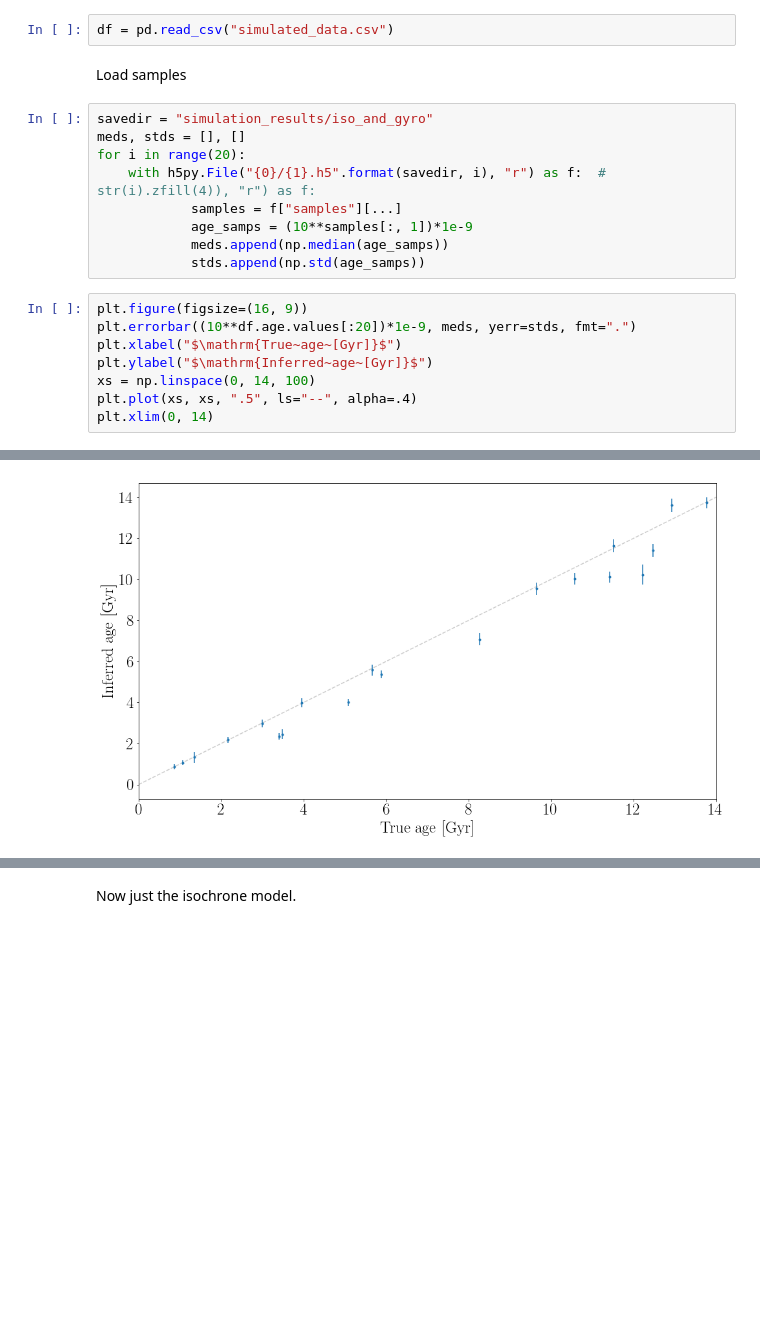
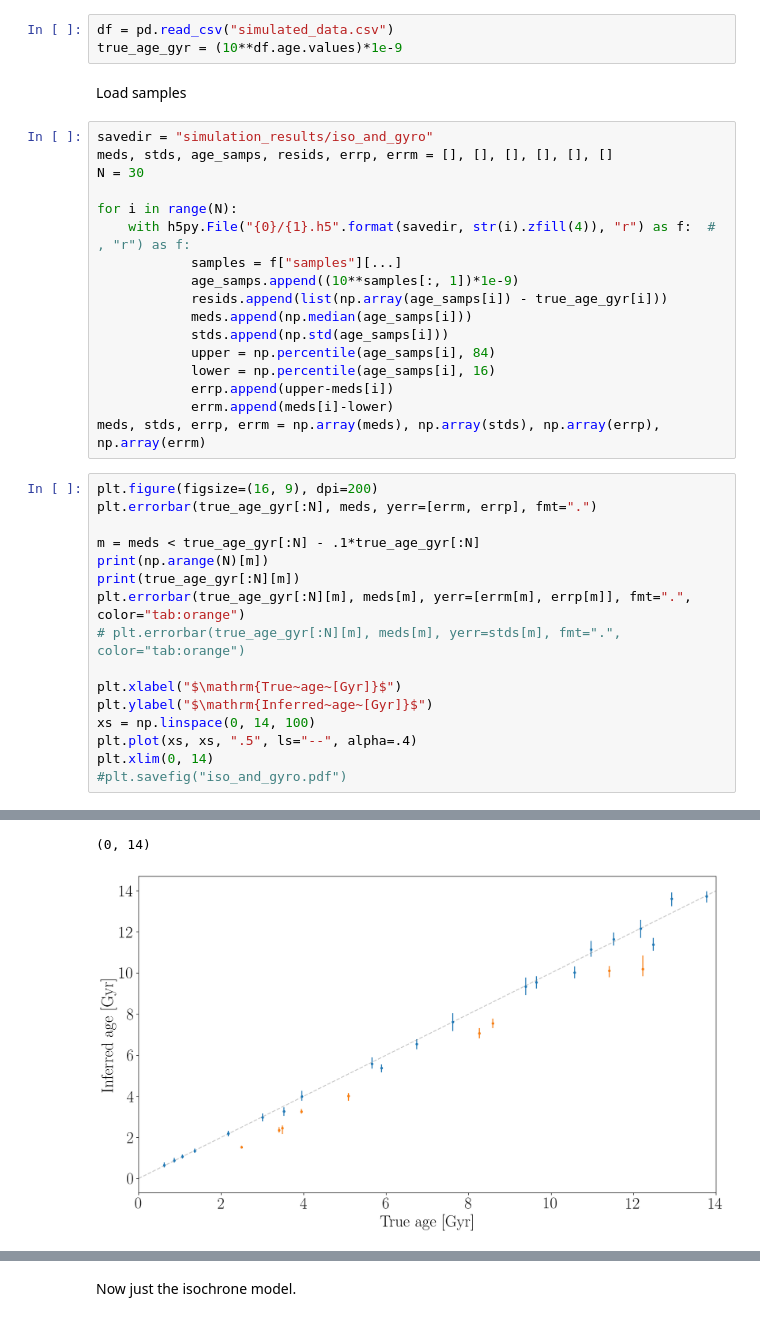
Before and after one commit to RuthAngus/stardate, a Jupyter notebook: code/Results_plots.ipynb, the cells around one changed output, grey strips where cells are left out. Drawn from its saved outputs; the diff is of its cells as text; blank space fills up the shorter version.

```diff
--- a/code/Results_plots.ipynb
+++ b/code/Results_plots.ipynb
@@ -18,23 +20,40 @@ Produce plots for the simulated data.
 Load the simulated data set.
 # %%
 df = pd.read_csv("simulated_data.csv")
+true_age_gyr = (10**df.age.values)*1e-9
 # %% [markdown]
 Load samples
 # %%
 savedir = "simulation_results/iso_and_gyro"
-meds, stds = [], []
-for i in range(20):
-    with h5py.File("{0}/{1}.h5".format(savedir, i), "r") as f:  # str(i).zfill(4)), "r") as f:
+meds, stds, age_samps, resids, errp, errm = [], [], [], [], [], []
+N = 30
+
+for i in range(N):
+    with h5py.File("{0}/{1}.h5".format(savedir, str(i).zfill(4)), "r") as f:  # , "r") as f:
             samples = f["samples"][...]
-            age_samps = (10**samples[:, 1])*1e-9
-            meds.append(np.median(age_samps))
-            stds.append(np.std(age_samps))
+            age_samps.append((10**samples[:, 1])*1e-9)
+            resids.append(list(np.array(age_samps[i]) - true_age_gyr[i]))
+            meds.append(np.median(age_samps[i]))
+            stds.append(np.std(age_samps[i]))
+            upper = np.percentile(age_samps[i], 84)
+            lower = np.percentile(age_samps[i], 16)
+            errp.append(upper-meds[i])
+            errm.append(meds[i]-lower)
+meds, stds, errp, errm = np.array(meds), np.array(stds), np.array(errp), np.array(errm)
 # %%
-plt.figure(figsize=(16, 9))
-plt.errorbar((10**df.age.values[:20])*1e-9, meds, yerr=stds, fmt=".")
+plt.figure(figsize=(16, 9), dpi=200)
+plt.errorbar(true_age_gyr[:N], meds, yerr=[errm, errp], fmt=".")
+
+m = meds < true_age_gyr[:N] - .1*true_age_gyr[:N]
+print(np.arange(N)[m])
+print(true_age_gyr[:N][m])
+plt.errorbar(true_age_gyr[:N][m], meds[m], yerr=[errm[m], errp[m]], fmt=".", color="tab:orange")
+# plt.errorbar(true_age_gyr[:N][m], meds[m], yerr=stds[m], fmt=".", color="tab:orange")
+
 plt.xlabel("$\mathrm{True~age~[Gyr]}$")
 plt.ylabel("$\mathrm{Inferred~age~[Gyr]}$")
 xs = np.linspace(0, 14, 100)
 plt.plot(xs, xs, ".5", ls="--", alpha=.4)
 plt.xlim(0, 14)
+#plt.savefig("iso_and_gyro.pdf")
 # %% [output]
@@ -42 +63,2 @@ plt.xlim(0, 14)
+(0, 14)
-[figure, old version]
+[figure, new version]
```
Also changed, not shown: parts of 6 cells of this notebook.
